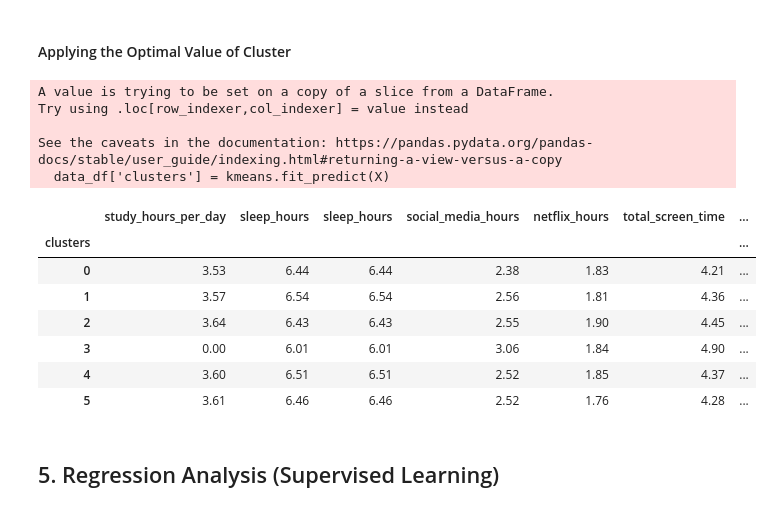
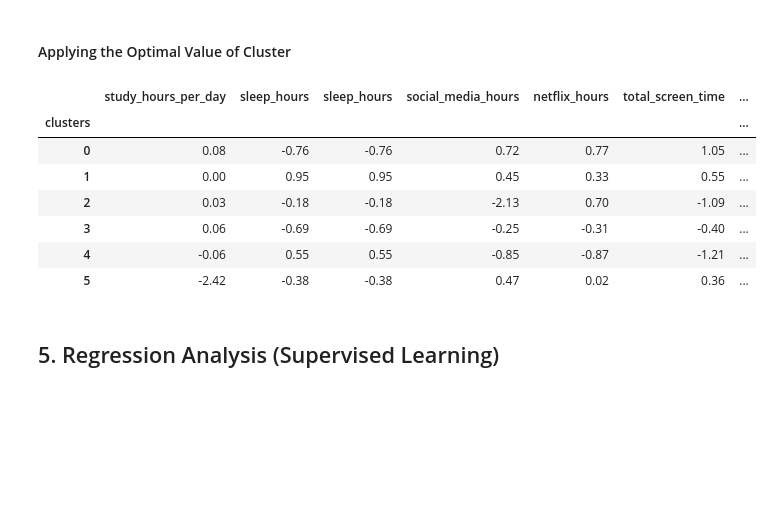
Before and after one commit to JuanTuatis/emtech-programming-assignment, a Jupyter notebook: EmTech-Capstone-Project/Capstone-Project.ipynb, the cells around one changed output. Cells and saved outputs as stored; diff of their text form; code cells hidden in the pictures; blank space fills up the shorter version.

```diff
--- a/EmTech-Capstone-Project/Capstone-Project.ipynb
+++ b/EmTech-Capstone-Project/Capstone-Project.ipynb
@@ -163,10 +163,11 @@ from sklearn.preprocessing import StandardScaler
 numeric_features = ["study_hours_per_day", "sleep_hours",
                     "social_media_hours", "netflix_hours", "total_screen_time",
                     "netflix_social_ratio", "attendance_percentage",
-                    "sleep_hours",  "screen_study_ratio", "screen_sleep_ratio",
-                    "exercise_frequency", "internet_quality", "mental_health_rating", "extracurricular_participation"]
+                    "screen_study_ratio", "screen_sleep_ratio",
+                    "exercise_frequency", "internet_quality",
+                    "mental_health_rating", "extracurricular_participation"]
 
 scaler = StandardScaler()
-data_df[numeric_features] = scaler.fit_transform(data_df[numeric_features])
+data_df.loc[:, numeric_features] = scaler.fit_transform(data_df[numeric_features])
 data_df.head()
 # %% [output]
@@ -356,24 +352,19 @@ From the plot above, it is clearly seen that K=1 has the highest silhouette scor
 # %%
 optimal_K = 6
 kmeans = KMeans(n_clusters=optimal_K, random_state=42)
-data_df['clusters'] = kmeans.fit_predict(X)
+data_df.loc[:, "clusters"] = kmeans.fit_predict(X)
 
 cluster_summary = data_df.groupby('clusters')[lifestyle_feature + ['exam_score']].mean().round(2)
 cluster_summary
 # %% [output]
-A value is trying to be set on a copy of a slice from a DataFrame.
-Try using .loc[row_indexer,col_indexer] = value instead
-
-See the caveats in the documentation: https://pandas.pydata.org/pandas-docs/stable/user_guide/indexing.html#returning-a-view-versus-a-copy
-  data_df['clusters'] = kmeans.fit_predict(X)
 |  | study_hours_per_day | sleep_hours | sleep_hours | social_media_hours | netflix_hours | total_screen_time | ... |
 | clusters |  |  |  |  |  |  | ... |
-| 0 | 3.53 | 6.44 | 6.44 | 2.38 | 1.83 | 4.21 | ... |
-| 1 | 3.57 | 6.54 | 6.54 | 2.56 | 1.81 | 4.36 | ... |
-| 2 | 3.64 | 6.43 | 6.43 | 2.55 | 1.90 | 4.45 | ... |
-| 3 | 0.00 | 6.01 | 6.01 | 3.06 | 1.84 | 4.90 | ... |
-| 4 | 3.60 | 6.51 | 6.51 | 2.52 | 1.85 | 4.37 | ... |
-| 5 | 3.61 | 6.46 | 6.46 | 2.52 | 1.76 | 4.28 | ... |
+| 0 | 0.08 | -0.76 | -0.76 | 0.72 | 0.77 | 1.05 | ... |
+| 1 | 0.00 | 0.95 | 0.95 | 0.45 | 0.33 | 0.55 | ... |
+| 2 | 0.03 | -0.18 | -0.18 | -2.13 | 0.70 | -1.09 | ... |
+| 3 | 0.06 | -0.69 | -0.69 | -0.25 | -0.31 | -0.40 | ... |
+| 4 | -0.06 | 0.55 | 0.55 | -0.85 | -0.87 | -1.21 | ... |
+| 5 | -2.42 | -0.38 | -0.38 | 0.47 | 0.02 | 0.36 | ... |
 # %% [markdown]
 ## 5. Regression Analysis (Supervised Learning)
 # %%
```
Also changed, not shown: parts of 3 cells of this notebook.
